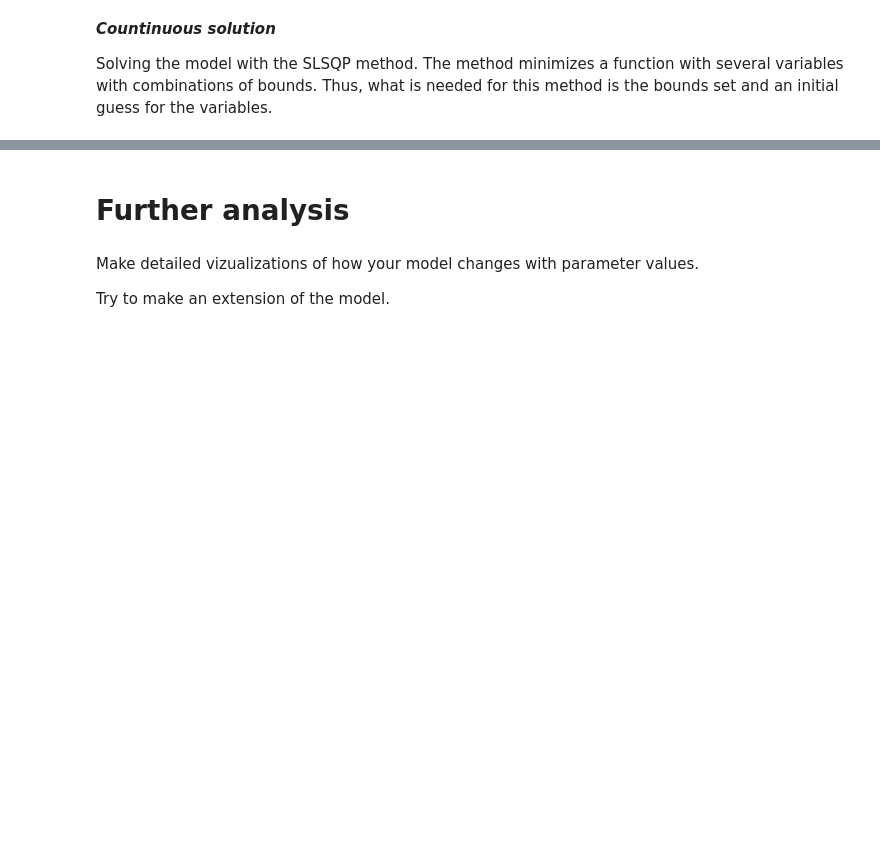
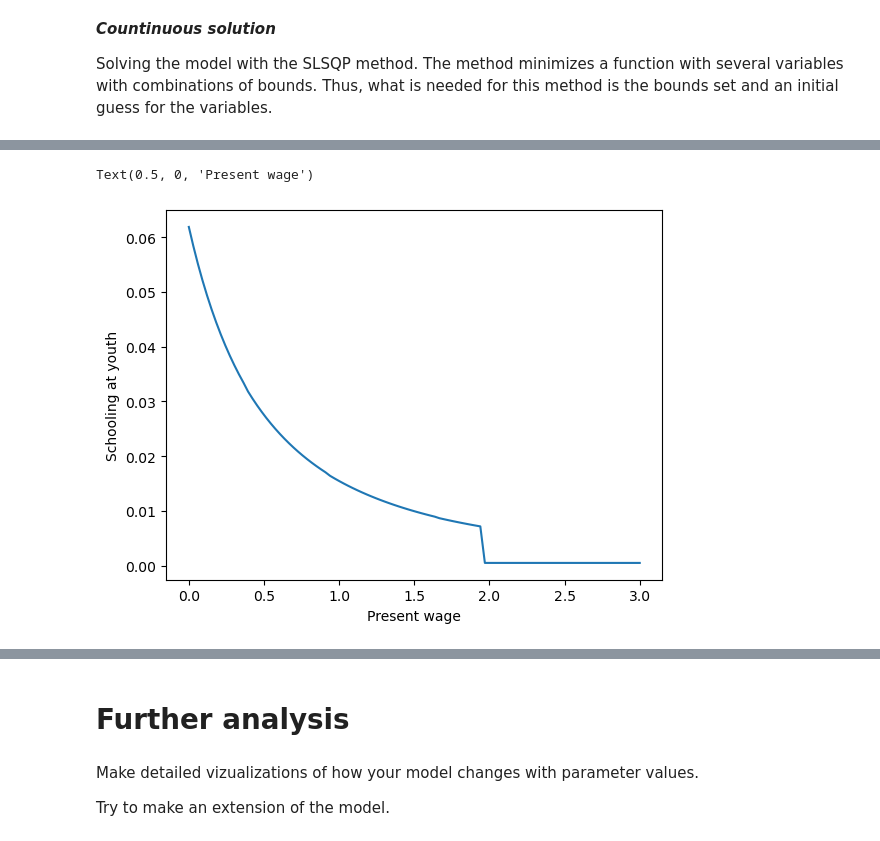
Before and after one commit to NumEconCopenhagen/projects-2023-latin-power, a Jupyter notebook: modelproject/modelproject.ipynb, the cells around one changed output, grey strips where cells are left out. Drawn from its saved outputs; the diff is of its cells as text; code cells hidden in the pictures; blank space fills up the shorter version.

```diff
--- a/modelproject/modelproject.ipynb
+++ b/modelproject/modelproject.ipynb
@@ -105,0 +194,24 @@ namespace(S0=0.027545974235442378, S1=0.0, u=1.040212110550439)
+# %%
+#Changing in present wage (b0)
+model = HumanCapitalModelClass()
+
+b0_values = np.linspace(0,3, 100)
+b0_1 = []
+S0_b0_change = []
+
+
+for a, i in enumerate(b0_values):
+    model.par.B0 = i
+    solution=model.solve_continously()
+    b0_1.append(i)
+    S0_b0_change.append(solution.S0)
+
+
+
+
+plt.plot(b0_1, S0_b0_change)
+plt.ylabel("Schooling at youth")
+plt.xlabel("Present wage")
+# %% [output]
+Text(0.5, 0, 'Present wage')
+[figure, added]
```
Also changed, not shown: parts of 17 cells of this notebook, 1 other file.
